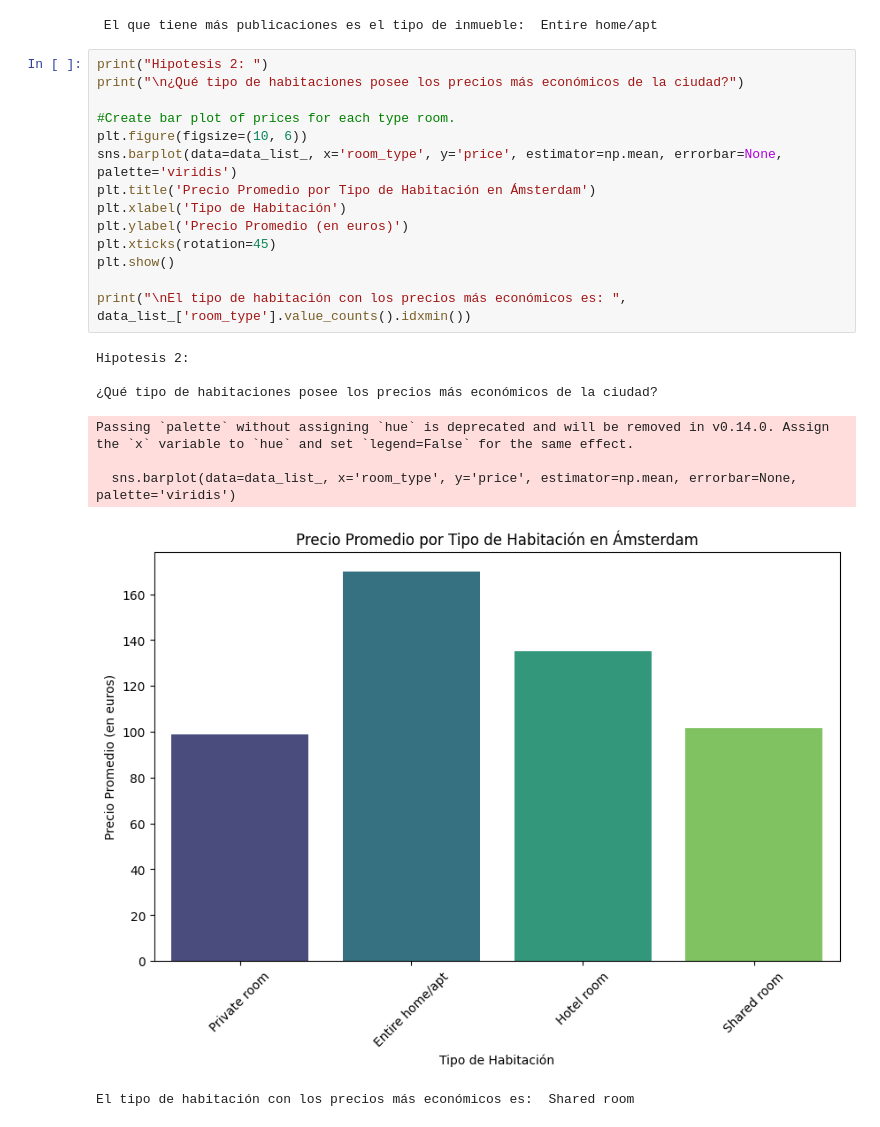
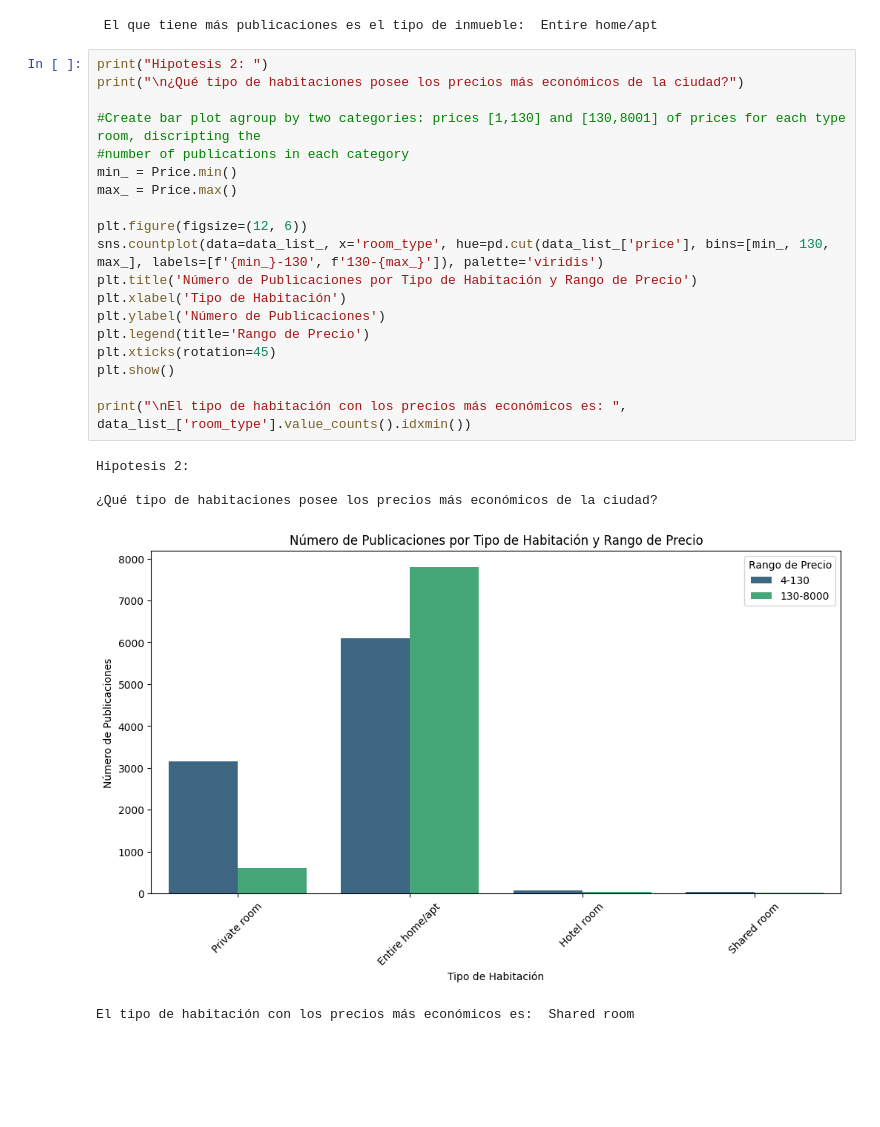
Before and after one commit to Emmaquantum/Data-Science-Proyect-Airbnb, a Jupyter notebook: PrimerReporte.ipynb, the cells around one changed output. Cells and saved outputs as stored; diff of their text form; blank space fills up the shorter version.

```diff
--- a/PrimerReporte.ipynb
+++ b/PrimerReporte.ipynb
@@ -306,23 +308,25 @@ Passing `palette` without assigning `hue` is deprecated and will be removed in v
 # %%
 print("Hipotesis 2: ")
 print("\n¿Qué tipo de habitaciones posee los precios más económicos de la ciudad?")
 
-#Create bar plot of prices for each type room.
-plt.figure(figsize=(10, 6))
-sns.barplot(data=data_list_, x='room_type', y='price', estimator=np.mean, errorbar=None, palette='viridis')
-plt.title('Precio Promedio por Tipo de Habitación en Ámsterdam')
+#Create bar plot agroup by two categories: prices [1,130] and [130,8001] of prices for each type room, discripting the
+#number of publications in each category
+min_ = Price.min()
+max_ = Price.max()
+
+plt.figure(figsize=(12, 6))
+sns.countplot(data=data_list_, x='room_type', hue=pd.cut(data_list_['price'], bins=[min_, 130, max_], labels=[f'{min_}-130', f'130-{max_}']), palette='viridis')
+plt.title('Número de Publicaciones por Tipo de Habitación y Rango de Precio')
 plt.xlabel('Tipo de Habitación')
-plt.ylabel('Precio Promedio (en euros)')
+plt.ylabel('Número de Publicaciones')
+plt.legend(title='Rango de Precio')
 plt.xticks(rotation=45)
 plt.show()
 
 print("\nEl tipo de habitación con los precios más económicos es: ", data_list_['room_type'].value_counts().idxmin())
 # %% [output]
 Hipotesis 2:
 
 ¿Qué tipo de habitaciones posee los precios más económicos de la ciudad?
+[figure, new version]
-Passing `palette` without assigning `hue` is deprecated and will be removed in v0.14.0. Assign the `x` variable to `hue` and set `legend=False` for the same effect.
-
-  sns.barplot(data=data_list_, x='room_type', y='price', estimator=np.mean, errorbar=None, palette='viridis')
+El tipo de habitación con los precios más económicos es:  Shared room
-[figure, old version]
-El tipo de habitación con los precios más económicos es:  Shared room
```
Also changed, not shown: parts of 7 cells of this notebook.
